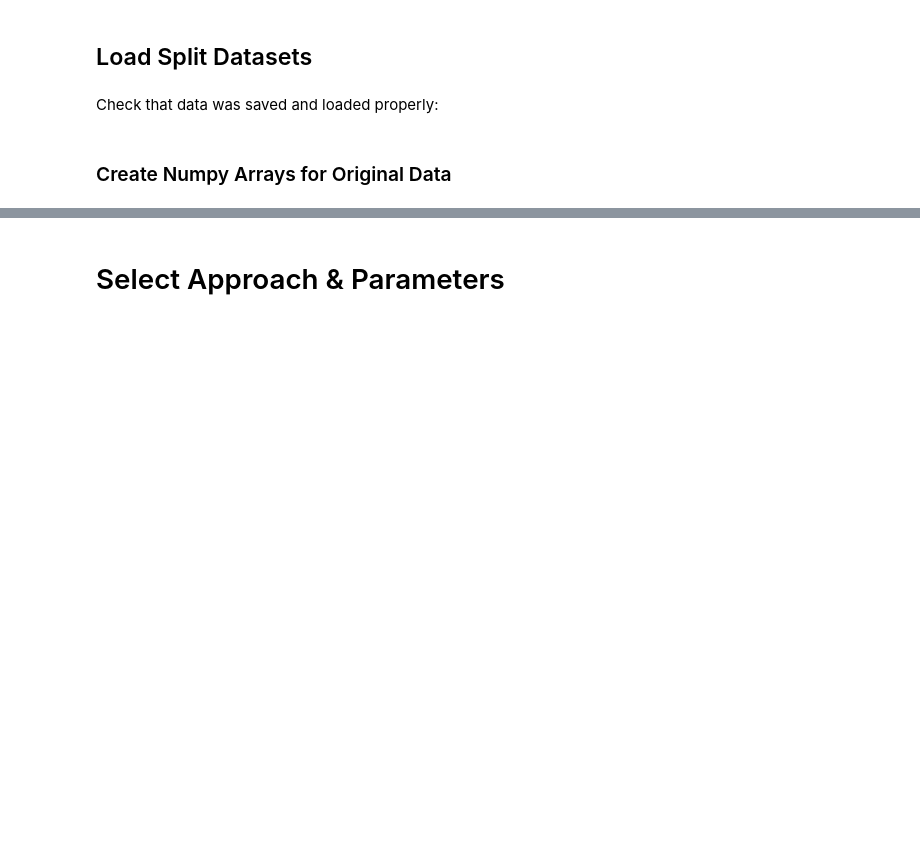
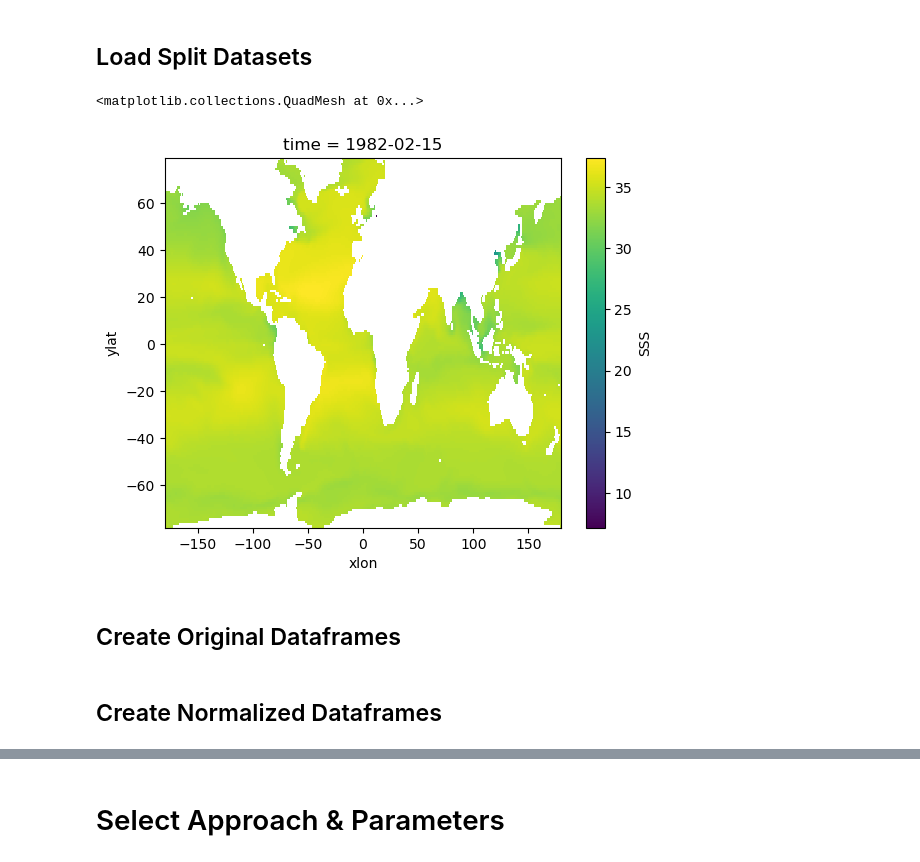
Before and after one commit to juliasimpson97/MLEE-final-project, a Jupyter notebook: models/XGB_global.ipynb, the cells around one changed output, grey strips where cells are left out. Saved outputs shown, nothing was run; the diff lists cells and outputs as text; code cells hidden in the pictures; blank space fills up the shorter version.

```diff
--- a/models/XGB_global.ipynb
+++ b/models/XGB_global.ipynb
@@ -69,5 +69,3 @@ X_train_df = xr.open_dataset('/home/julias/MLEE-final-project/proc_data/global_s
 y_train_df = xr.open_dataset('/home/julias/MLEE-final-project/proc_data/global_split_datasets/y_train.nc').to_dataframe().dropna()
 X_test_df = xr.open_dataset('/home/julias/MLEE-final-project/proc_data/global_split_datasets/X_test.nc').to_dataframe().dropna()
 y_test_df = xr.open_dataset('/home/julias/MLEE-final-project/proc_data/global_split_datasets/y_test.nc').to_dataframe().dropna()
-# %% [markdown]
-Check that data was saved and loaded properly:
@@ -78,2 +72,7 @@ y_test_df
+# %%
+X_df.to_xarray().sortby(['time','xlon','ylat']).transpose('time','ylat','xlon').SSS[0,:,:].plot()
+# %% [output]
+<matplotlib.collections.QuadMesh at 0x...>
+[figure, added]
 # %% [markdown]
-### Create Numpy Arrays for Original Data
+## Create Original Dataframes
@@ -86,0 +83,2 @@ y_test_original = y_test_df.to_numpy().ravel()
+# %% [markdown]
+## Create Normalized Dataframes
```
Also changed, not shown: parts of 96 cells of this notebook.
